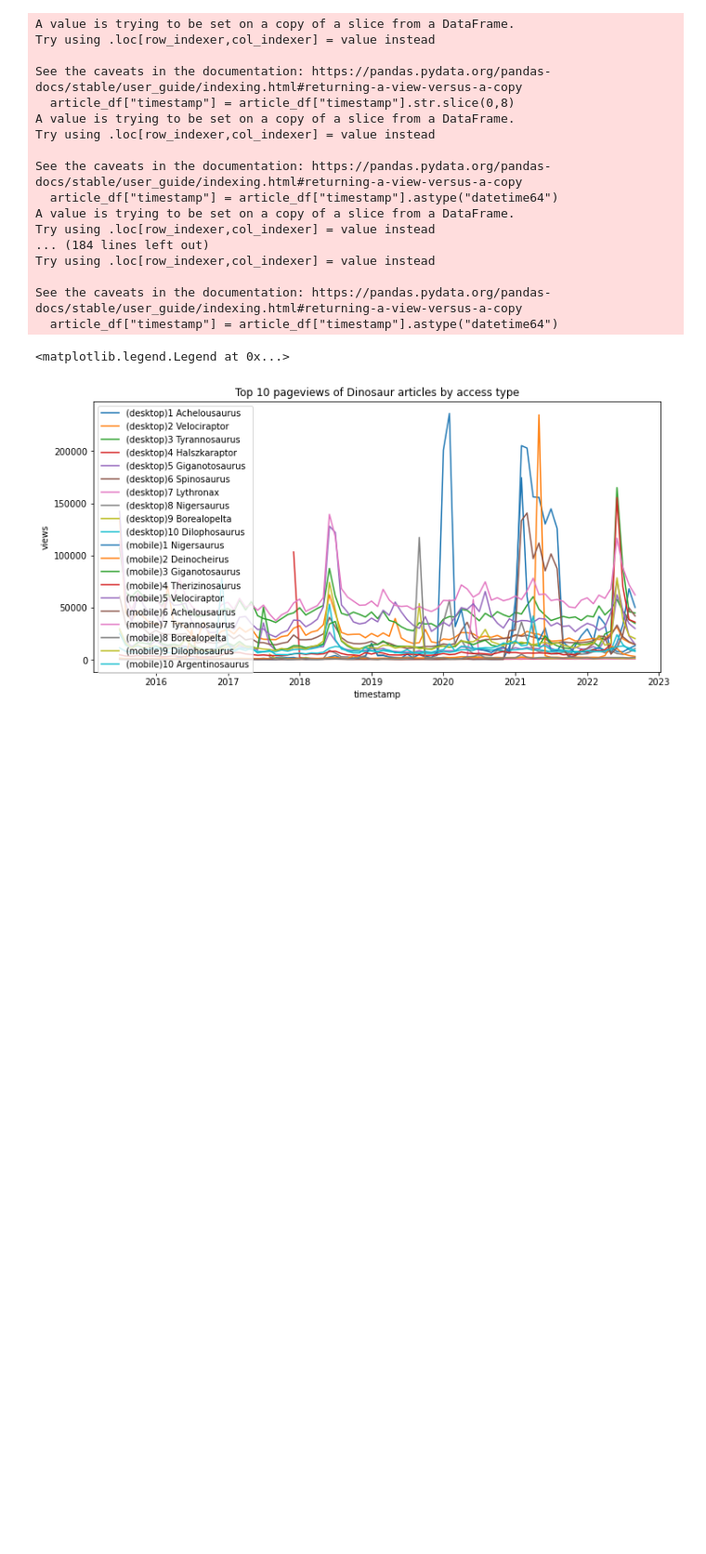
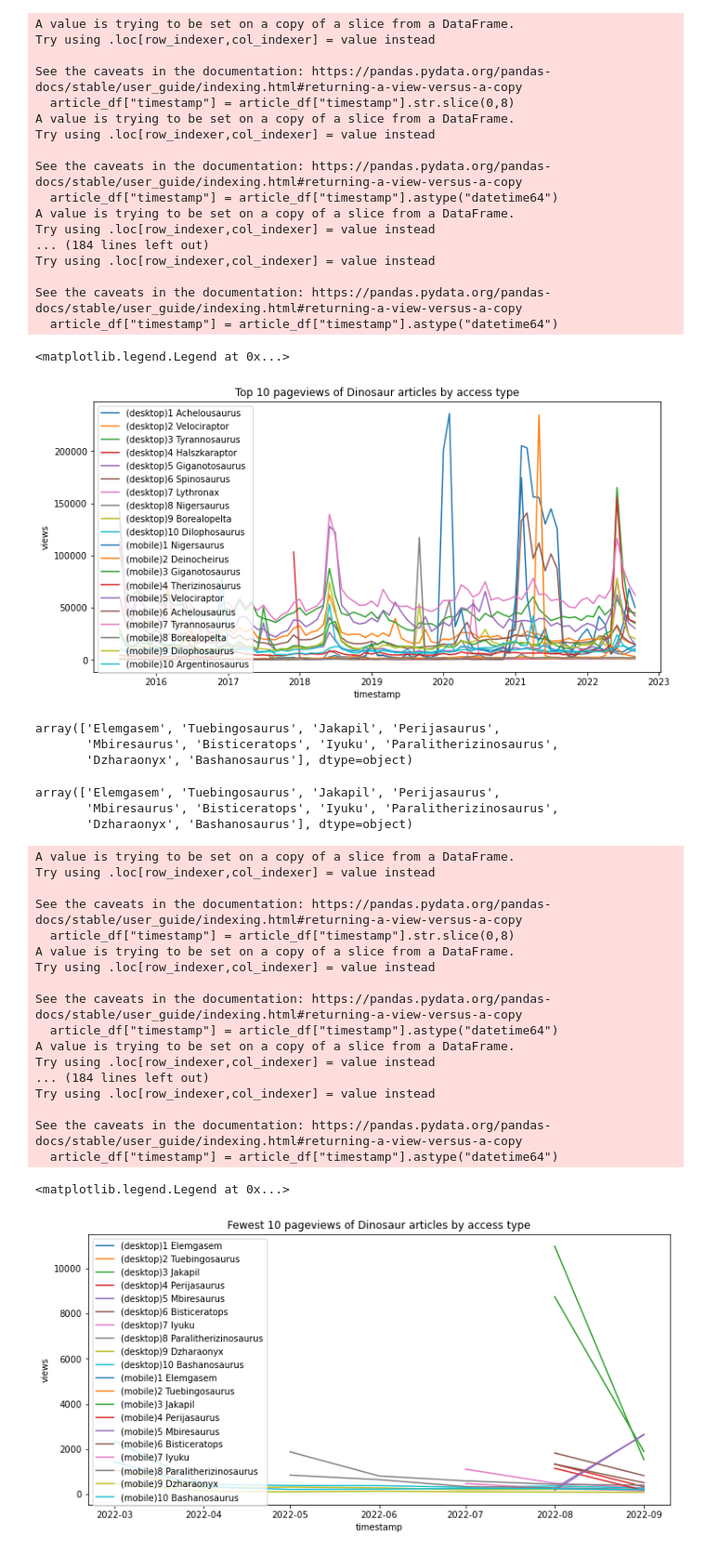
Before and after one commit to msomanathan/data512, a Jupyter notebook: data-512-homework_1/article_pageviews.ipynb, the cells around one changed output. Shown: that part at 93% size. Cells and saved outputs as stored; diff of their text form; code cells hidden in the pictures; blank space fills up the shorter version.

```diff
--- a/data-512-homework_1/article_pageviews.ipynb
+++ b/data-512-homework_1/article_pageviews.ipynb
@@ -344,3 +344,77 @@ See the caveats in the documentation: https://pandas.pydata.org/pandas-docs/stab
   article_df["timestamp"] = article_df["timestamp"].astype("datetime64")
 <matplotlib.legend.Legend at 0x...>
 [figure]
+# %%
+# Find fewest 10 views articles for desktop
+d_fewest10 = desktop_pageviews_df.groupby(
+    ['project', 'article', 'granularity', 'agent'],
+    as_index=False
+)['views'].aggregate('count')
+d_fewest10 = d_fewest10.sort_values(by='views', ascending=True).iloc[:10]['article'].values
+d_fewest10
+# %% [output]
+array(['Elemgasem', 'Tuebingosaurus', 'Jakapil', 'Perijasaurus',
+       'Mbiresaurus', 'Bisticeratops', 'Iyuku', 'Paralitherizinosaurus',
+       'Dzharaonyx', 'Bashanosaurus'], dtype=object)
+# %%
+# Find fewest 10 views articles for mobile
+m_fewest10 = mobile_pageviews_df.groupby(
+    ['project', 'article', 'granularity', 'agent'],
+    as_index=False
+)['views'].aggregate('count')
+m_fewest10 = m_fewest10.sort_values(by='views', ascending=True).iloc[:10]['article'].values
+m_fewest10
+# %% [output]
+array(['Elemgasem', 'Tuebingosaurus', 'Jakapil', 'Perijasaurus',
+       'Mbiresaurus', 'Bisticeratops', 'Iyuku', 'Paralitherizinosaurus',
+       'Dzharaonyx', 'Bashanosaurus'], dtype=object)
+# %%
+import matplotlib.pyplot as plt
+
+# Plot fewest 10 views for desktop and mobile
+d_pageviews_df = desktop_pageviews_df[['article','timestamp','views']]
+d_fewest10_df = []
+for d in d_fewest10:
+    d_df = extract_article_df(d_pageviews_df, d)
+    d_fewest10_df.append(d_df)
+
+m_pageviews_df = mobile_pageviews_df[['article','timestamp','views']]
+m_fewest10_df = []
+for m in m_fewest10:
+    m_df = extract_article_df(m_pageviews_df, m)
+    m_fewest10_df.append(m_df)
+
+fig, ax = plt.subplots(figsize=(10, 5), layout='constrained')
+i = 1
+for d in d_fewest10_df:
+    ax.plot(d["views"], label='(desktop)' + str(i) + ' ' + d_fewest10[i - 1])
+    i = i + 1
+j = 1
+for m in m_fewest10_df:
+    ax.plot(m["views"], label='(mobile)' + str(j) + ' ' + m_fewest10[j - 1])
+    j = j + 1
+
+ax.set_xlabel('timestamp')
+ax.set_ylabel('views')
+ax.set_title('Fewest 10 pageviews of Dinosaur articles by access type')
+ax.legend()
+# %% [output]
+A value is trying to be set on a copy of a slice from a DataFrame.
+Try using .loc[row_indexer,col_indexer] = value instead
+
+See the caveats in the documentation: https://pandas.pydata.org/pandas-docs/stable/user_guide/indexing.html#returning-a-view-versus-a-copy
+  article_df["timestamp"] = article_df["timestamp"].str.slice(0,8)
+A value is trying to be set on a copy of a slice from a DataFrame.
+Try using .loc[row_indexer,col_indexer] = value instead
+
+See the caveats in the documentation: https://pandas.pydata.org/pandas-docs/stable/user_guide/indexing.html#returning-a-view-versus-a-copy
+  article_df["timestamp"] = article_df["timestamp"].astype("datetime64")
+A value is trying to be set on a copy of a slice from a DataFrame.
+Try using .loc[row_indexer,col_indexer] = value instead
+... (184 lines left out)
+Try using .loc[row_indexer,col_indexer] = value instead
+
+See the caveats in the documentation: https://pandas.pydata.org/pandas-docs/stable/user_guide/indexing.html#returning-a-view-versus-a-copy
+  article_df["timestamp"] = article_df["timestamp"].astype("datetime64")
+<matplotlib.legend.Legend at 0x...>
+[figure, added]
```
Also changed, not shown: 1 other file.
